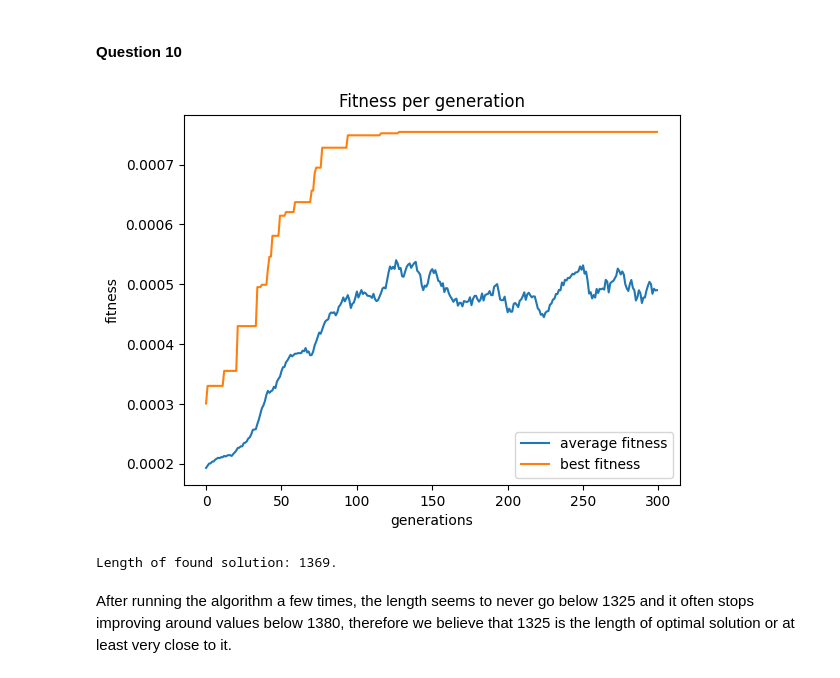
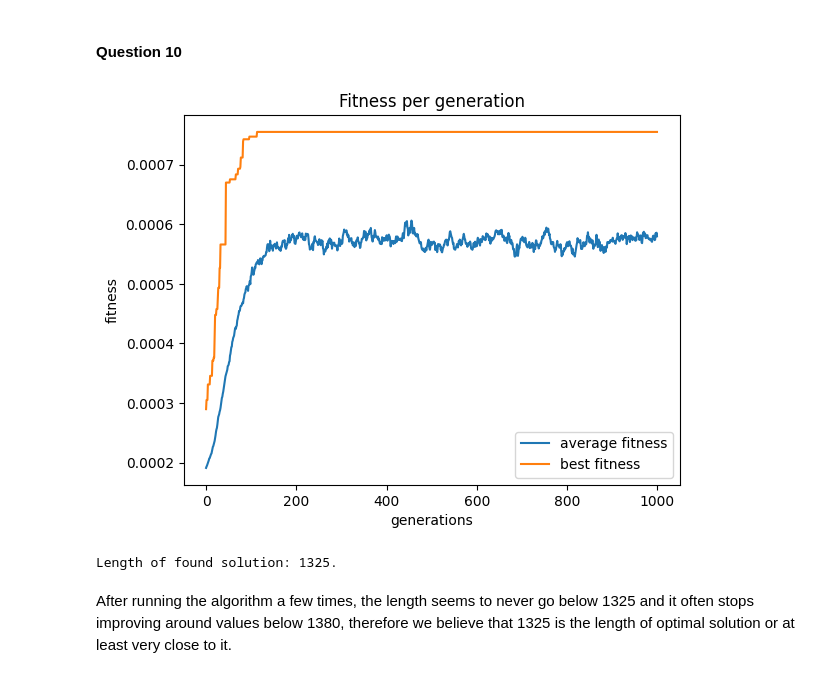
Before and after one commit to CtrlandAlt/IC_Project2, a Jupyter notebook: src/Main.ipynb, the cells around one changed output. Saved outputs shown, nothing was run; the diff lists cells and outputs as text; code cells hidden in the pictures.

```diff
--- a/src/Main.ipynb
+++ b/src/Main.ipynb
@@ -176,7 +176,7 @@ class GeneticAlgorithm:
     @param p: probability of mutating a gene.
     @return the (un-)mutated chromosome.
     """
-    def mutation(self, individual, p=0.01):
+    def mutation(self, individual, p=0.007):
         genes = individual.genes
 
         for i in range(len(genes)):
@@ -262,23 +262,23 @@ We are not using elitism. However we will take some best performing individuals
 #### Question 10
 # %%
 # Please keep your parameters for the Genetic Algorithm easily changeable here
-population_size = 400
-generations = 300
+population_size = 1000
+generations = 1000
 persist_file = "./../data/optimal_tsp"
 
 # Setup optimization
 tsp_data = TSPData.read_from_file(persist_file)
 ga = GeneticAlgorithm(generations, population_size)
 
 # Run optimzation and write to file
 solution = ga.solve_tsp(tsp_data)
-tsp_data.write_action_file(solution, "./../data/tsp_solution.txt")
+tsp_data.write_action_file(solution, "./../data/40_actions_TSP.txt")
 
 ga.plot_fitness()
 print(f"Length of found solution: {ga.best_chromosome.calc_length(tsp_data)}.")
 # %% [output]
-[figure, old version]
+[figure, new version]
-Length of found solution: 1369.
+Length of found solution: 1325.
 # %% [markdown]
 After running the algorithm a few times, the length seems to never go below 1325 and it often stops improving around values below 1380, therefore we believe that 1325 is the length of optimal solution or at least very close to it.
 # %% [markdown]
```
Also changed, not shown: parts of 2 cells of this notebook, 2 other files.
